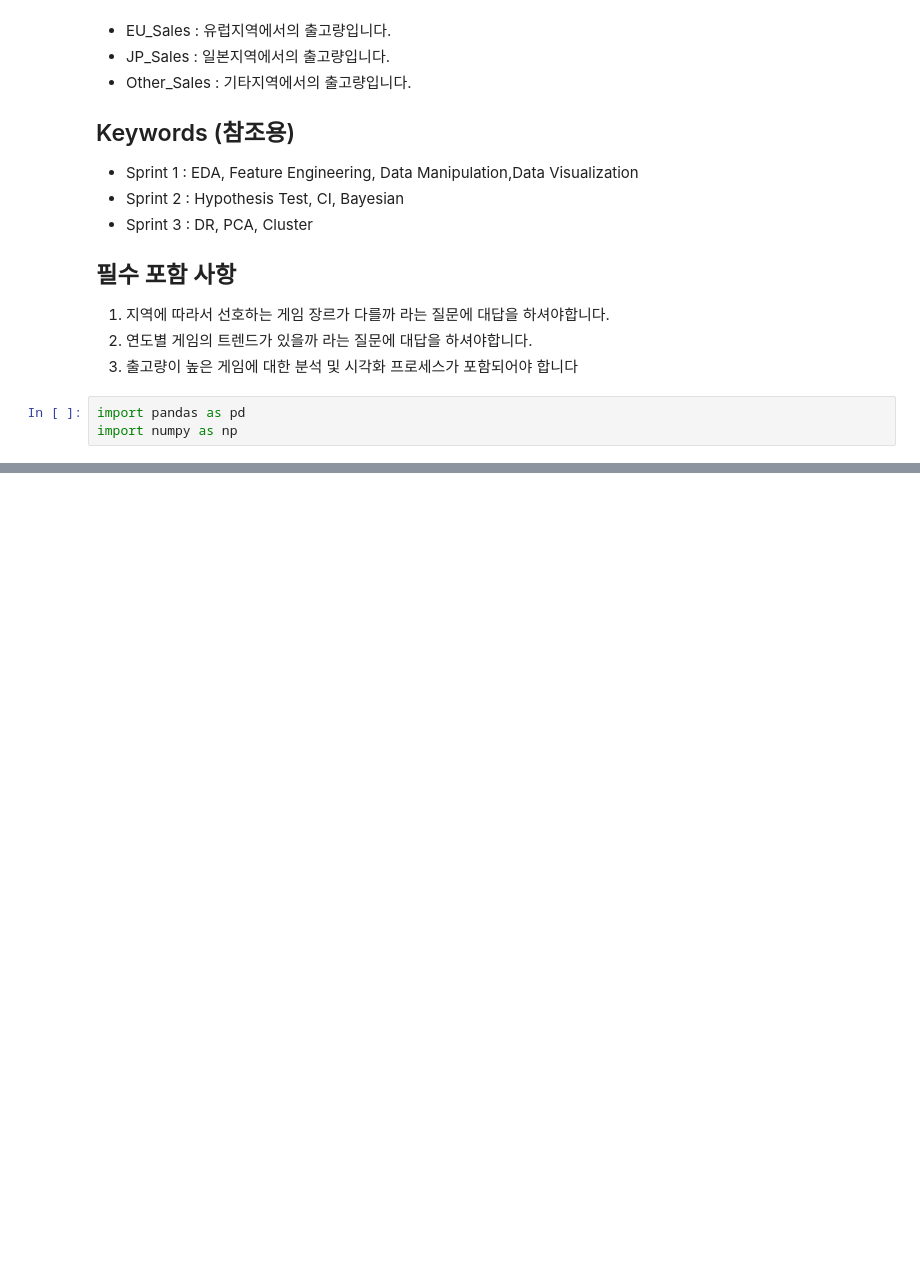
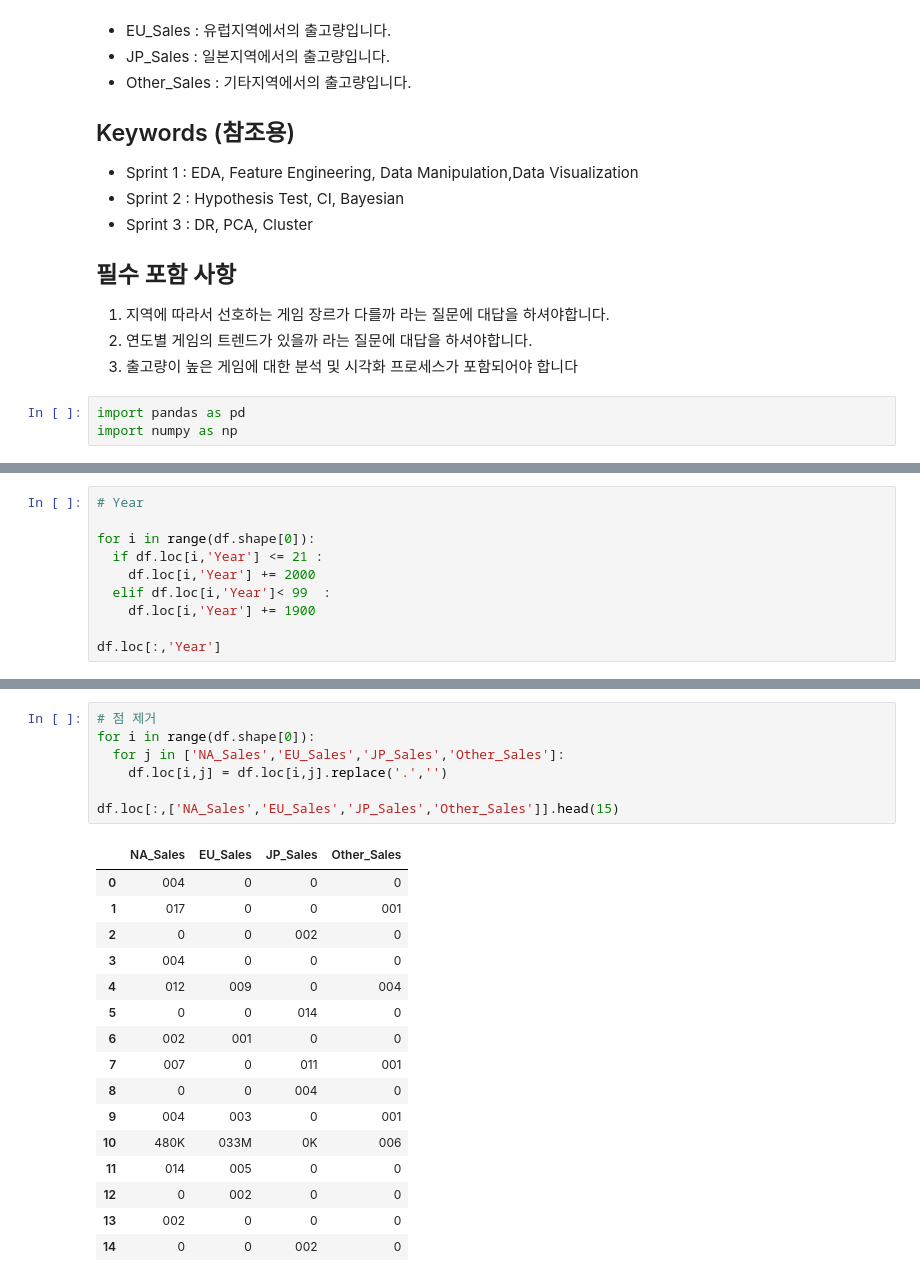
Before and after one commit to SANGJI-PARK/Codestates_Project, a Jupyter notebook: [Section1_Project]Games.ipynb, the cells around one changed output, grey strips where cells are left out. Drawn from its saved outputs; the diff is of its cells as text; blank space fills up the shorter version.

```diff
--- a/[Section1_Project]Games.ipynb
+++ b/[Section1_Project]Games.ipynb
@@ -73,0 +104,10 @@ dtype: int64
+# %%
+# Year
+
+for i in range(df.shape[0]):
+  if df.loc[i,'Year'] <= 21 :
+    df.loc[i,'Year'] += 2000
+  elif df.loc[i,'Year']< 99  :
+    df.loc[i,'Year'] += 1900
+
+df.loc[:,'Year']
@@ -73,0 +145,24 @@ dtype: int64
+# %%
+# 점 제거
+for i in range(df.shape[0]):
+  for j in ['NA_Sales','EU_Sales','JP_Sales','Other_Sales']:
+    df.loc[i,j] = df.loc[i,j].replace('.','')
+
+df.loc[:,['NA_Sales','EU_Sales','JP_Sales','Other_Sales']].head(15)
+# %% [output]
+|  | NA_Sales | EU_Sales | JP_Sales | Other_Sales |
+| 0 | 004 | 0 | 0 | 0 |
+| 1 | 017 | 0 | 0 | 001 |
+| 2 | 0 | 0 | 002 | 0 |
+| 3 | 004 | 0 | 0 | 0 |
+| 4 | 012 | 009 | 0 | 004 |
+| 5 | 0 | 0 | 014 | 0 |
+| 6 | 002 | 001 | 0 | 0 |
+| 7 | 007 | 0 | 011 | 001 |
+| 8 | 0 | 0 | 004 | 0 |
+| 9 | 004 | 003 | 0 | 001 |
+| 10 | 480K | 033M | 0K | 006 |
+| 11 | 014 | 005 | 0 | 0 |
+| 12 | 0 | 002 | 0 | 0 |
+| 13 | 002 | 0 | 0 | 0 |
+| 14 | 0 | 0 | 002 | 0 |
```
Also changed, not shown: parts of 13 cells of this notebook.
